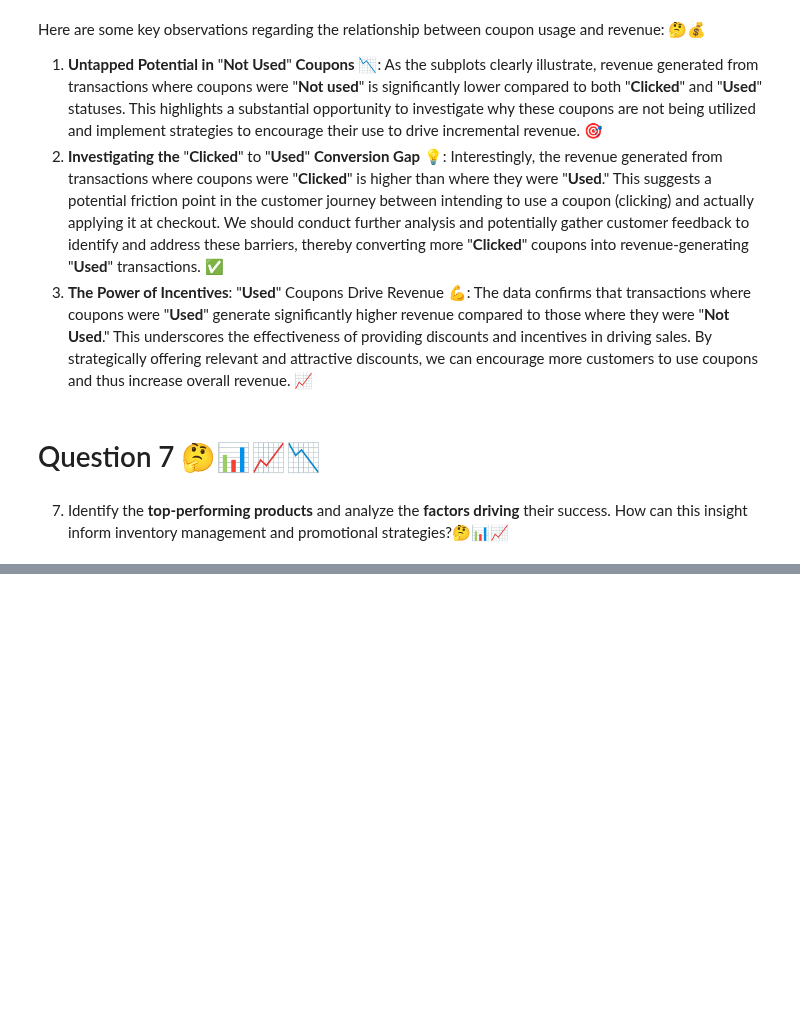
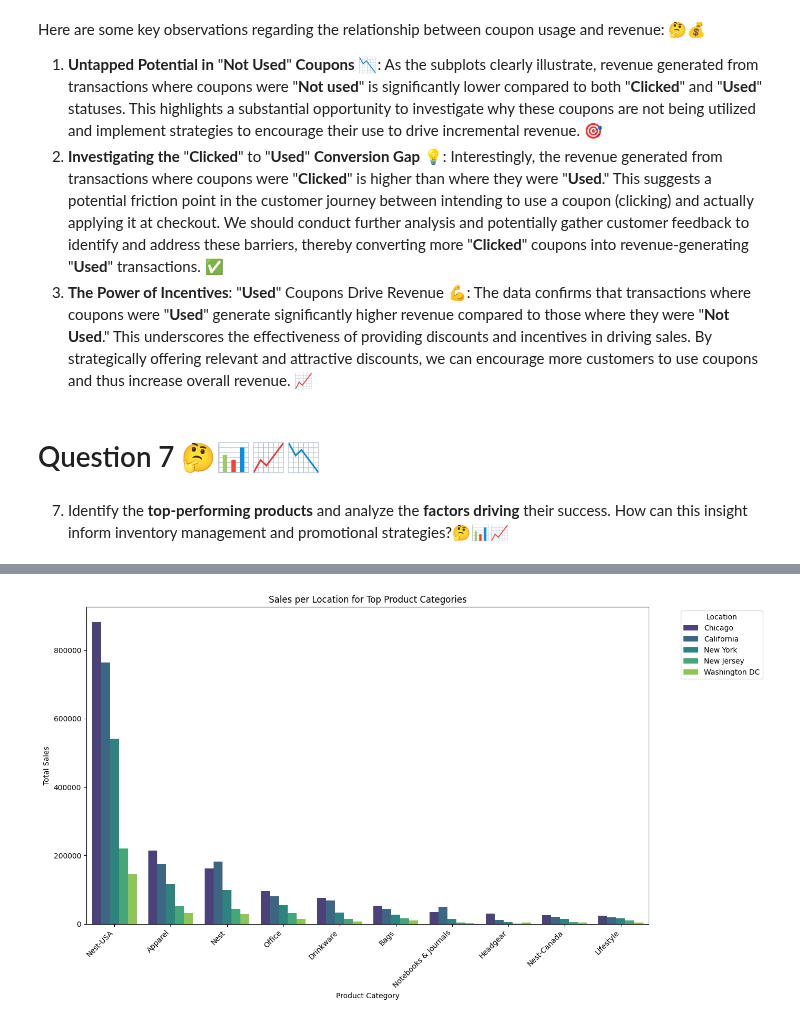
Before and after one commit to Smita569/E-commerce_Marketing_and_sales, a Jupyter notebook: E_commerce_Marketing_and_sales_Business_Case.ipynb, the cells around one changed output, grey strips where cells are left out. Saved outputs shown, nothing was run; the diff lists cells and outputs as text; code cells hidden in the pictures; blank space fills up the shorter version.

```diff
--- a/E_commerce_Marketing_and_sales_Business_Case.ipynb
+++ b/E_commerce_Marketing_and_sales_Business_Case.ipynb
@@ -468,0 +502,5 @@ Here are some key observations regarding the relationship between coupon usage a
+# %%
+# Get the location sales for Product category
+df_sales_per_location=df_sales_with_first_purchase.groupby(['Product_Category','Location'])['Total_Sales'].sum().reset_index()
+df_sales_per_location_group=df_sales_per_location.sort_values(by='Total_Sales',ascending=False)
+df_sales_per_location_group
@@ -468,0 +521,15 @@ Here are some key observations regarding the relationship between coupon usage a
+# %%
+# plot a bar plot to visualize the sales of product category per location
+top_product_categories = df_sales_per_location_group['Product_Category'].unique()[:10]
+df_sales_top_categories = df_sales_per_location_group[df_sales_per_location_group['Product_Category'].isin(top_product_categories)]
+plt.figure(figsize=(14, 8))
+sns.barplot(data=df_sales_top_categories, x='Product_Category', y='Total_Sales', hue='Location', palette='viridis')
+plt.title('Sales per Location for Top Product Categories')
+plt.xlabel('Product Category')
+plt.ylabel('Total Sales')
+plt.xticks(rotation=45, ha='right')
+plt.legend(title='Location', bbox_to_anchor=(1.05, 1), loc='upper left') # Place legend outside the plot
+plt.tight_layout()
+plt.show()
+# %% [output]
+[figure, added]
```
Also changed, not shown: parts of 6 cells of this notebook.
